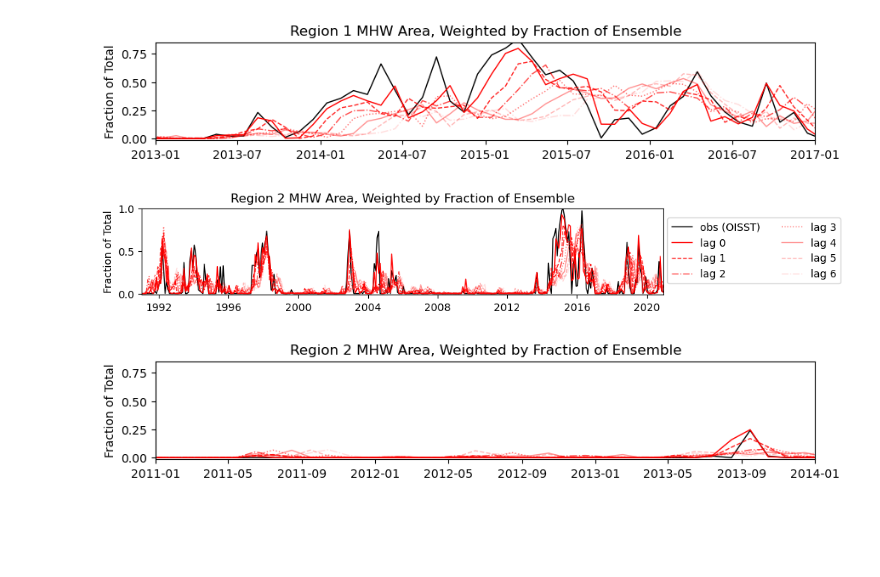
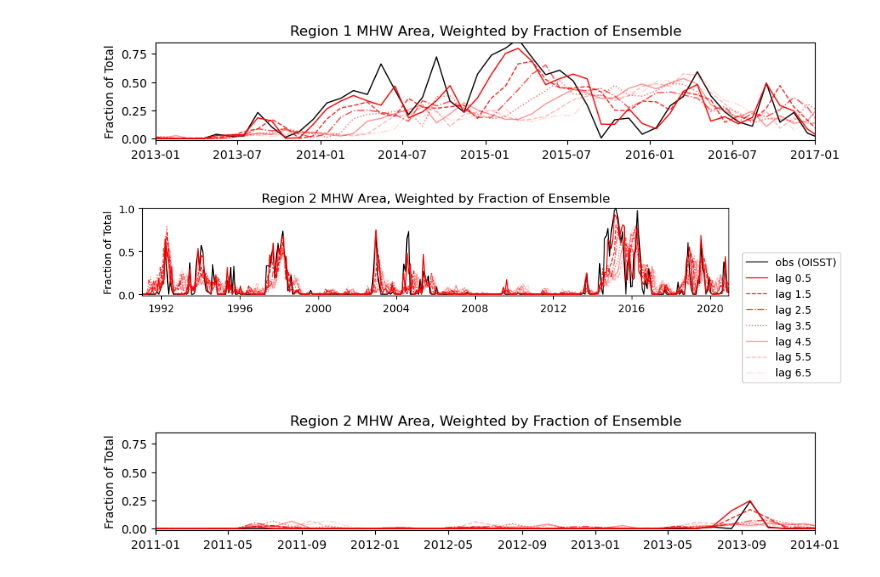
Before and after one commit to e-olson/MHW, a Jupyter notebook: caseStudiesMonthly/MHWMovie-NPac-NewFigs-Copy3.ipynb, the cells around one changed output. Cells and saved outputs as stored; diff of their text form; code cells hidden in the pictures; blank space fills up the shorter version.

```diff
--- a/caseStudiesMonthly/MHWMovie-NPac-NewFigs-Copy3.ipynb
+++ b/caseStudiesMonthly/MHWMovie-NPac-NewFigs-Copy3.ipynb
@@ -179,13 +203,13 @@ colors = cmap(np.linspace(0, 1, 40))
 styles=['-','--','-.',':']
 dates=np.array([dt.datetime(yy,mm,15) for ind,(yy,mm) in dfA[['year','month']].iterrows()])
 # %%
-fig,ax=plt.subplots(1,1,figsize=(9,1.5))
+fig,ax=plt.subplots(1,1,figsize=(10,1.5))
 ax.plot(dates,dfA.A1_obs/Area1,'k-',label='obs (OISST)',lw=1)
 for il in range(0,7):
-    ax.plot(dates,dfA[f'A1_lag{il}_weighted']/Area1,'r',linestyle=styles[il%len(styles)],alpha=1-il/7,label=f'lag {il}',lw=1)#marker='.',
+    ax.plot(dates,dfA[f'A1_lag{il}_weighted']/Area1,'r',linestyle=styles[il%len(styles)],alpha=1-il/7,label=f'lag {il+.5}',lw=1)#marker='.',
 ax.set_title('Region 1 MHW Area, Weighted by Fraction of Ensemble')
 ax.set_ylabel('Fraction of Total')
-ax.legend(loc=1,bbox_to_anchor=[1.35,.95],ncols=2)
+ax.legend(loc=1,bbox_to_anchor=[1.2,.55],ncols=1)
 ax.set_xlim([dates[0],dates[-1]])
 ax.set_ylim([-.015,.85])
 fig.savefig('figs/MHWAreaFrac_{region}Region1_weighted.png',bbox_inches='tight',transparent=True)
@@ -205,18 +229,18 @@ fig.savefig('figs/MHWAreaFrac_{region}Region1_weightedZoom.png',bbox_inches='tig
 # %% [output]
 [figure]
 # %%
-fig,ax=plt.subplots(1,1,figsize=(9,1.5))
+fig,ax=plt.subplots(1,1,figsize=(10,1.5))
 ax.plot(dates,dfA.A2_obs/Area2,'k-',label='obs (OISST)',lw=1)
 for il in range(0,7):
-    ax.plot(dates,dfA[f'A2_lag{il}_weighted']/Area2,'r',linestyle=styles[il%len(styles)],alpha=1-il/7,label=f'lag {il}',lw=1)#marker='.',
+    ax.plot(dates,dfA[f'A2_lag{il}_weighted']/Area2,'r',linestyle=styles[il%len(styles)],alpha=1-il/7,label=f'lag {il+.5}',lw=1)#marker='.',
 ax.set_title('Region 2 MHW Area, Weighted by Fraction of Ensemble')
 ax.set_ylabel('Fraction of Total')
-ax.legend(loc=1,bbox_to_anchor=[1.35,.95],ncols=2)
+ax.legend(loc=1,bbox_to_anchor=[1.2,.55],ncols=1)
 ax.set_xlim([dates[0],dates[-1]])
 ax.set_ylim([-.015,1])
 fig.savefig('figs/MHWAreaFrac_{region}Region2_weighted.png',bbox_inches='tight',transparent=True)
 # %% [output]
-[figure, old version]
+[figure, new version]
 # %%
 fig,ax=plt.subplots(1,1,figsize=(10,1.5))
 ax.plot(dates,dfA.A2_obs/Area2,'k-',label='obs',lw=1)
```
Also changed, not shown: parts of 5 cells of this notebook, 9 other files.
